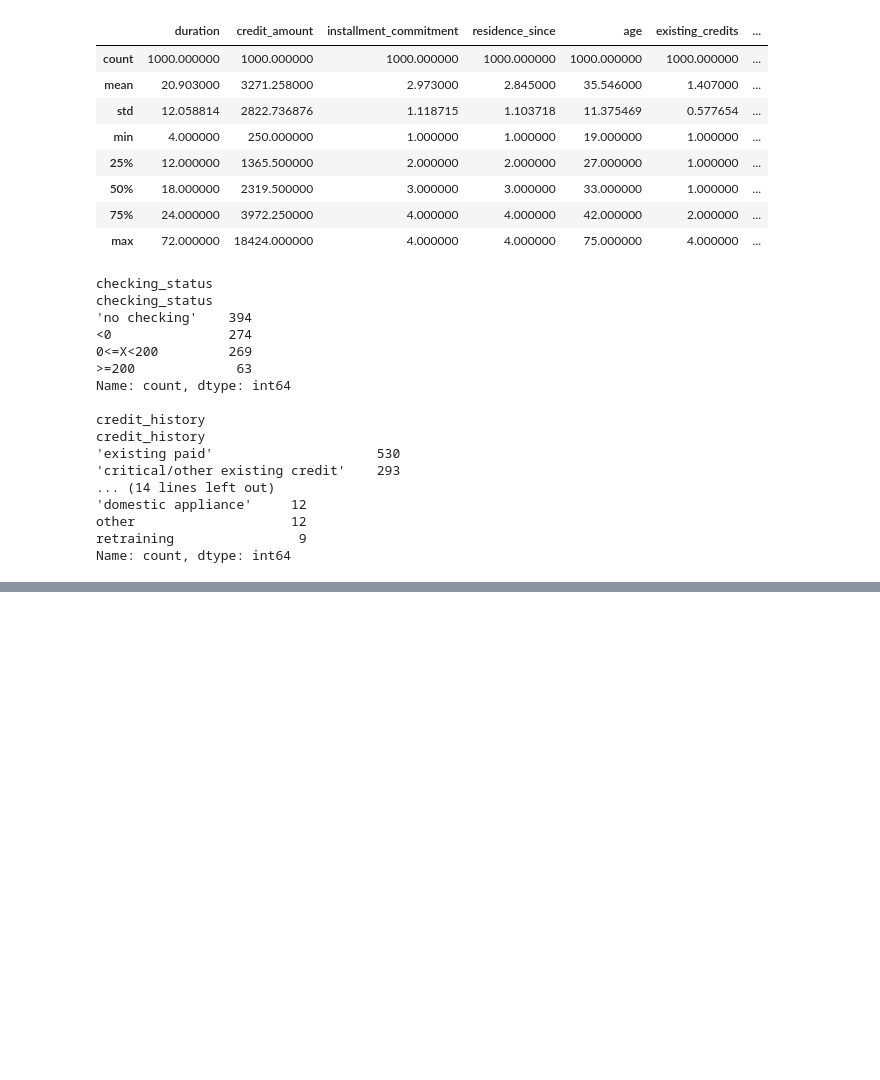
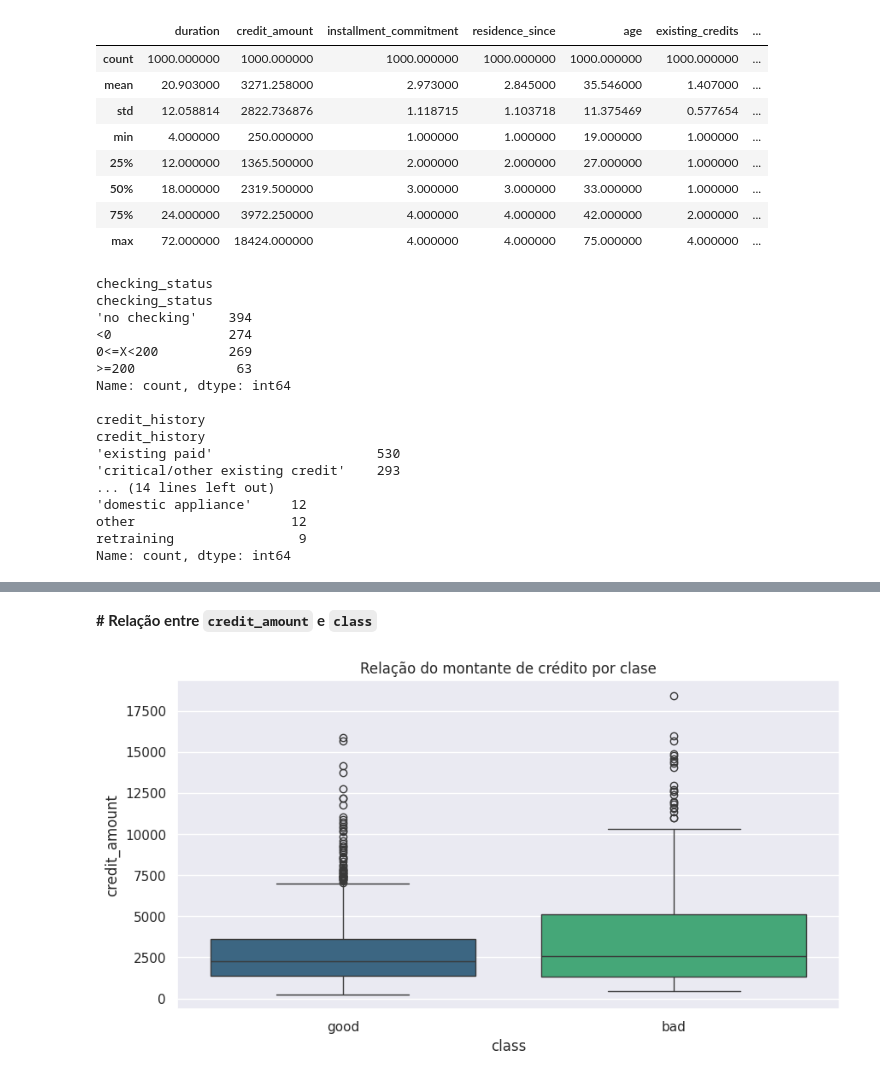
Before and after one commit to Souzadfs/Data_Science, a Jupyter notebook: Analista_de_dados.ipynb, the cells around one changed output, grey strips where cells are left out. Drawn from its saved outputs; the diff is of its cells as text; code cells hidden in the pictures; blank space fills up the shorter version.

```diff
--- a/Analista_de_dados.ipynb
+++ b/Analista_de_dados.ipynb
@@ -149,0 +159,15 @@ Passing `palette` without assigning `hue` is deprecated and will be removed in v
+# %% [markdown]
+**# Relação entre `credit_amount` e `class`**
+# %%
+plot.figure(figsize=(10,5))
+sns.boxplot(
+    data=df, x='class',
+    y='credit_amount',
+    hue='class',
+    palette='viridis',
+    legend=False
+    )
+plot.title('Relação do montante de crédito por clase')
+plot.show()
+# %% [output]
+[figure, added]
```
Also changed, not shown: parts of 3 cells of this notebook.
